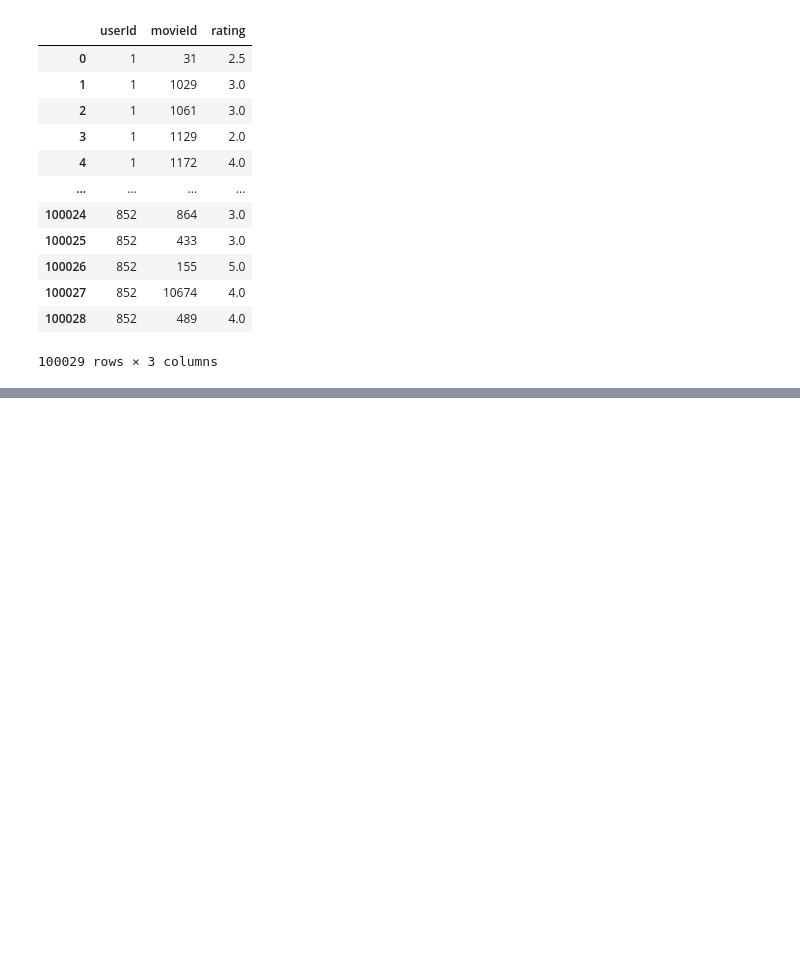
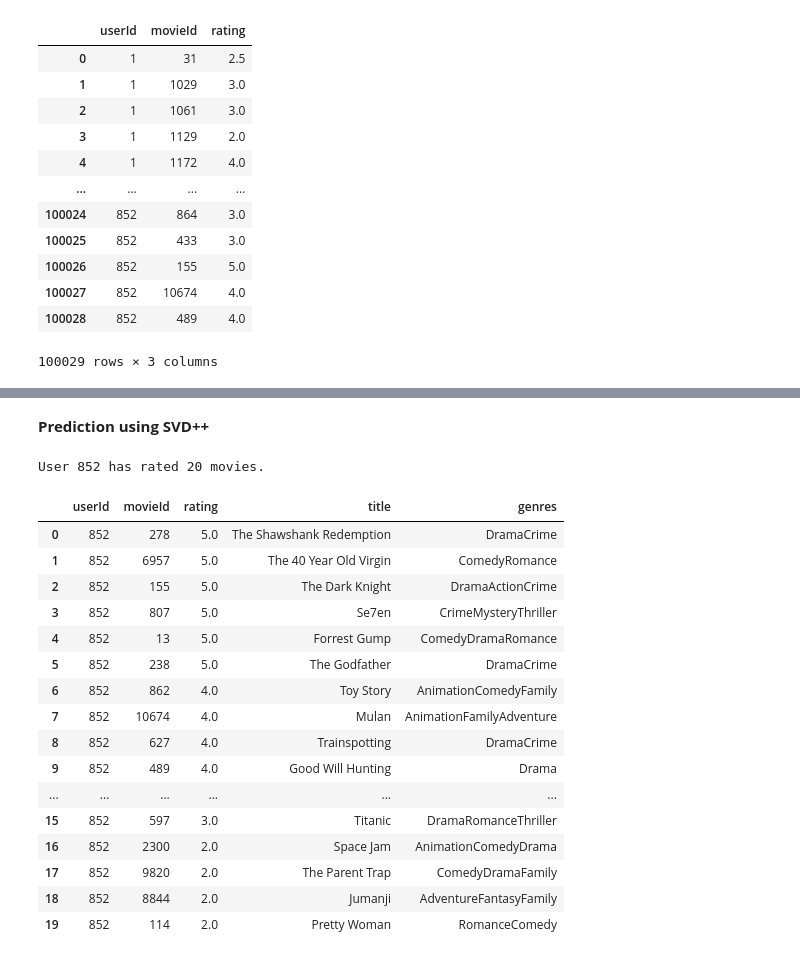
Before and after one commit to marreche/deep_film, a Jupyter notebook: model/svd.ipynb, the cells around one changed output, grey strips where cells are left out. Saved outputs shown, nothing was run; the diff lists cells and outputs as text; code cells hidden in the pictures; blank space fills up the shorter version.

```diff
--- a/model/svd.ipynb
+++ b/model/svd.ipynb
@@ -551,2 +493,0 @@ def get_top_n(predictions, n=5):
-# %%
-top_n = get_top_n(predictions)
@@ -651,0 +595,36 @@ model.predict(464, 260), model.predict(464, 222), model.predict(464, 610), model
+# %% [markdown]
+__Prediction using SVD++__
+# %%
+from surprise import SVDpp
+
+algo_svdplus = SVDpp(n_factors = 11)
+algo_svdplus.fit(trainset)
+
+
+# Predict ratings for all pairs (u, i) that are NOT in the training set.
+testset = trainset.build_anti_testset()
+predictions_svdpp = algo_svdplus.test(testset)
+# %%
+hist_svdpp_852, pred_svdpp_852 = get_top_n(predictions_svdpp, movies_ = movies_, userId = 852, df_user = df_user)
+# %% [output]
+User 852 has rated 20 movies.
+# %%
+hist_svdpp_852
+# %% [output]
+|  | userId | movieId | rating | title | genres |
+| 0 | 852 | 278 | 5.0 | The Shawshank Redemption | DramaCrime |
+| 1 | 852 | 6957 | 5.0 | The 40 Year Old Virgin | ComedyRomance |
+| 2 | 852 | 155 | 5.0 | The Dark Knight | DramaActionCrime |
+| 3 | 852 | 807 | 5.0 | Se7en | CrimeMysteryThriller |
+| 4 | 852 | 13 | 5.0 | Forrest Gump | ComedyDramaRomance |
+| 5 | 852 | 238 | 5.0 | The Godfather | DramaCrime |
+| 6 | 852 | 862 | 4.0 | Toy Story | AnimationComedyFamily |
+| 7 | 852 | 10674 | 4.0 | Mulan | AnimationFamilyAdventure |
+| 8 | 852 | 627 | 4.0 | Trainspotting | DramaCrime |
+| 9 | 852 | 489 | 4.0 | Good Will Hunting | Drama |
+| ... | ... | ... | ... | ... | ... |
+| 15 | 852 | 597 | 3.0 | Titanic | DramaRomanceThriller |
+| 16 | 852 | 2300 | 2.0 | Space Jam | AnimationComedyDrama |
+| 17 | 852 | 9820 | 2.0 | The Parent Trap | ComedyDramaFamily |
+| 18 | 852 | 8844 | 2.0 | Jumanji | AdventureFantasyFamily |
+| 19 | 852 | 114 | 2.0 | Pretty Woman | RomanceComedy |
```
Also changed, not shown: parts of 53 cells of this notebook, 13 other files.
